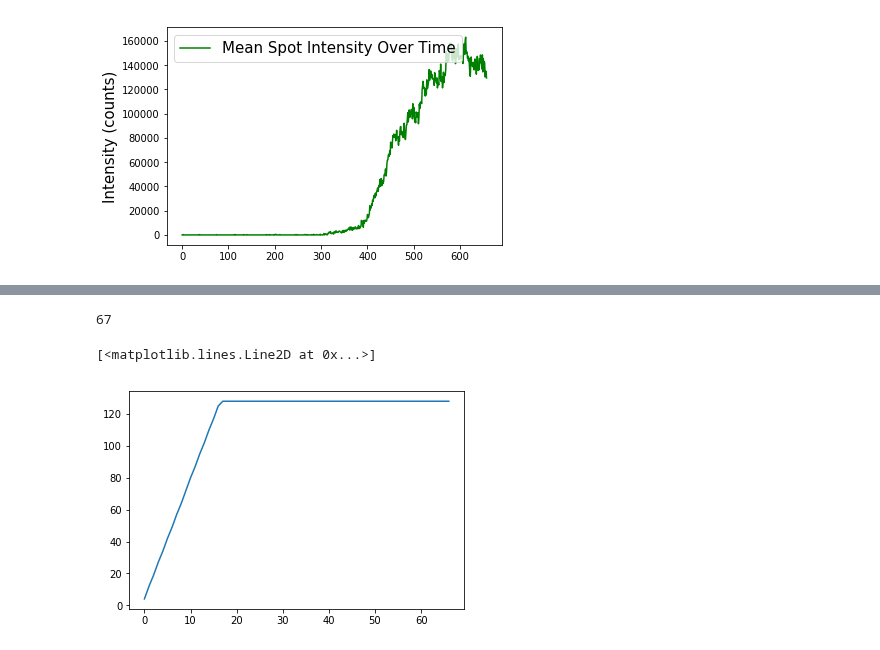
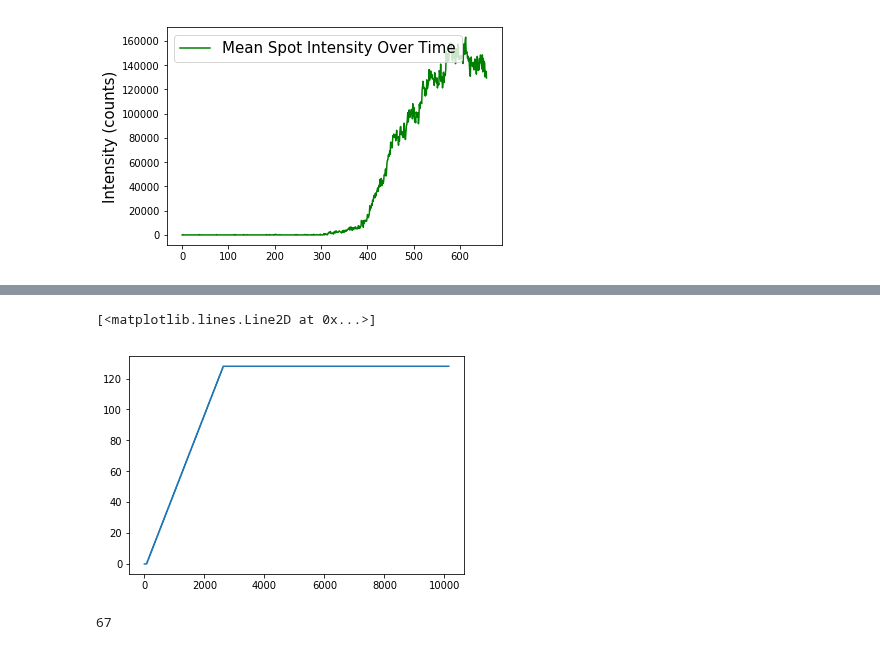
Before and after one commit to tlmakinen/bursting-IGMM, a Jupyter notebook: autocorrelation/carola-data-fitting.ipynb, the cells around one changed output, grey strips where cells are left out. Saved outputs shown, nothing was run; the diff lists cells and outputs as text; code cells hidden in the pictures.

```diff
--- a/autocorrelation/carola-data-fitting.ipynb
+++ b/autocorrelation/carola-data-fitting.ipynb
@@ -108,3 +110,8 @@ print(pon)
+# %%
+plt.plot(loop_function)
+# %% [output]
+[<matplotlib.lines.Line2D at 0x...>]
+[figure, added]
 # %%
 def loopInterpolate(loop_function, k_elong, tPol):
     sizePol = k_elong * tPol
@@ -123,11 +130,6 @@ interploop = loopInterpolate(loop_function, k_elong, tPol)
 len(interploop)
 # %% [output]
 67
-# %%
-plt.plot(interploop)
-# %% [output]
-[<matplotlib.lines.Line2D at 0x...>]
-[figure, removed]
 # %%
 def autocorr(t, ratesum):  # take in parameters and t (signal data array index in seconds)
     # define all needed parameters #
```
Also changed, not shown: parts of 16 cells of this notebook, 3 other files.
